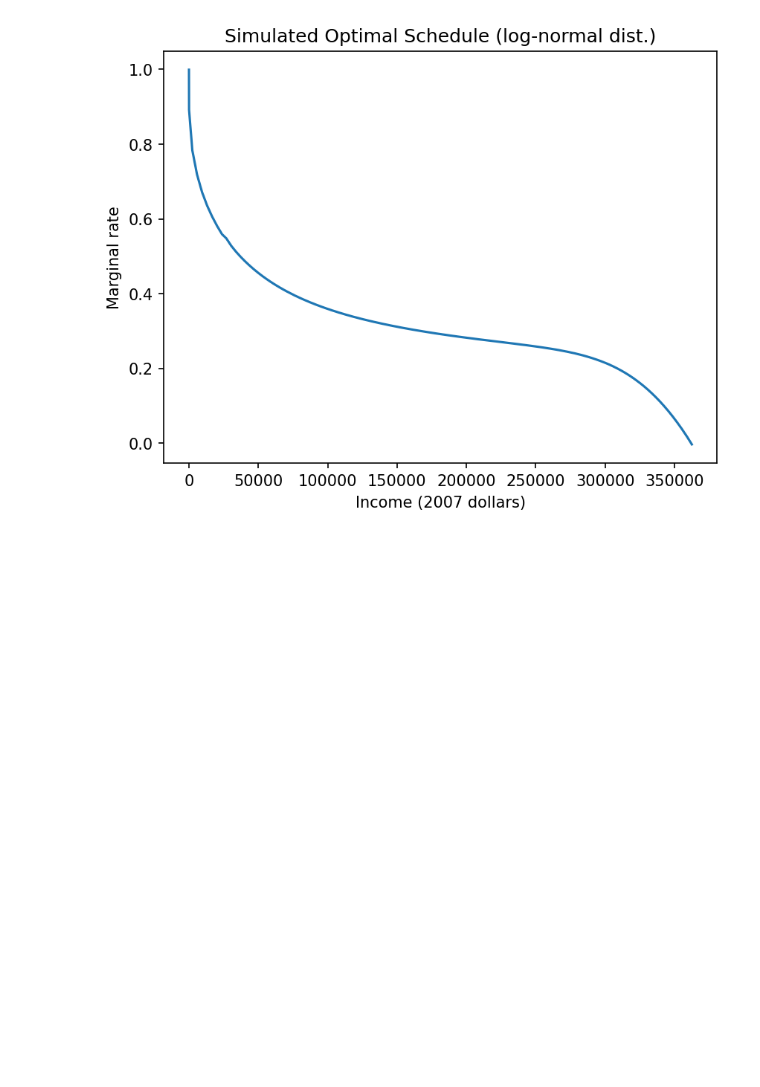
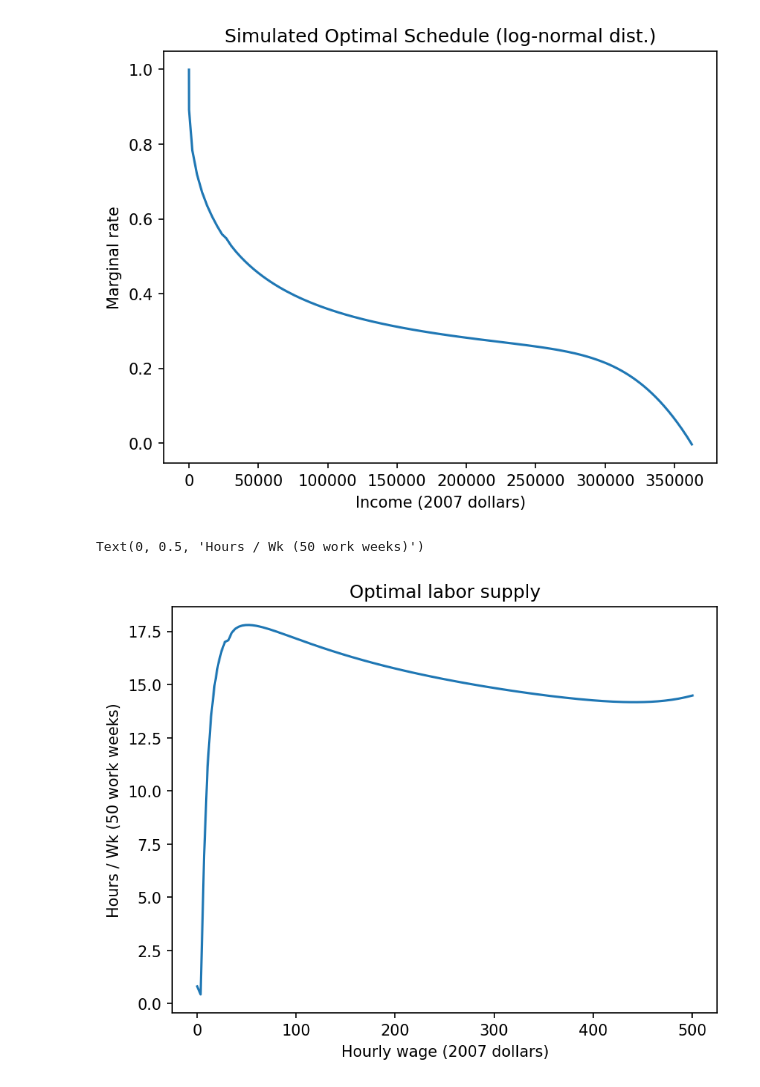
Before and after one commit to bryantx22/Oracle, a Jupyter notebook: simulation.ipynb, the cells around one changed output. Cells and saved outputs as stored; diff of their text form; code cells hidden in the pictures; blank space fills up the shorter version.

Commit message:
visuals

```diff
--- a/simulation.ipynb
+++ b/simulation.ipynb
@@ -281,3 +281,17 @@ plt.ylabel("Marginal rate")
 plt.show()
 # %% [output]
 [figure]
+# %%
+opt_ls = []
+
+for agent in agents:
+    opt_ls.append(agent.ls * scaling / 50)
+
+plt.figure(dpi = 150)
+plt.plot(wages, opt_ls)
+plt.title("Optimal labor supply")
+plt.xlabel("Hourly wage (2007 dollars)")
+plt.ylabel("Hours / Wk (50 work weeks)")
+# %% [output]
+Text(0, 0.5, 'Hours / Wk (50 work weeks)')
+[figure, added]
```
Also changed, not shown: parts of 1 cell of this notebook.
